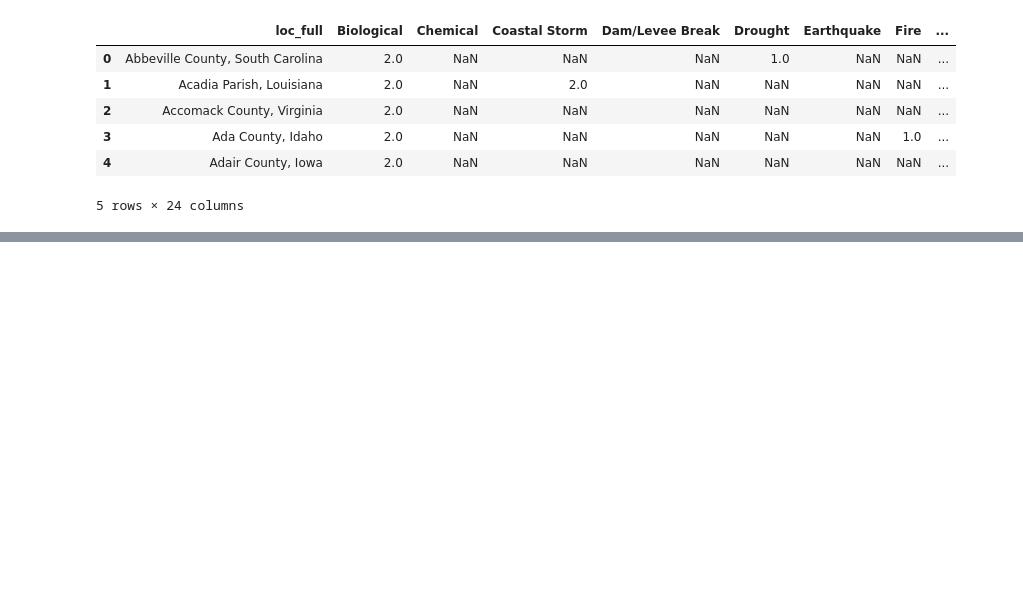
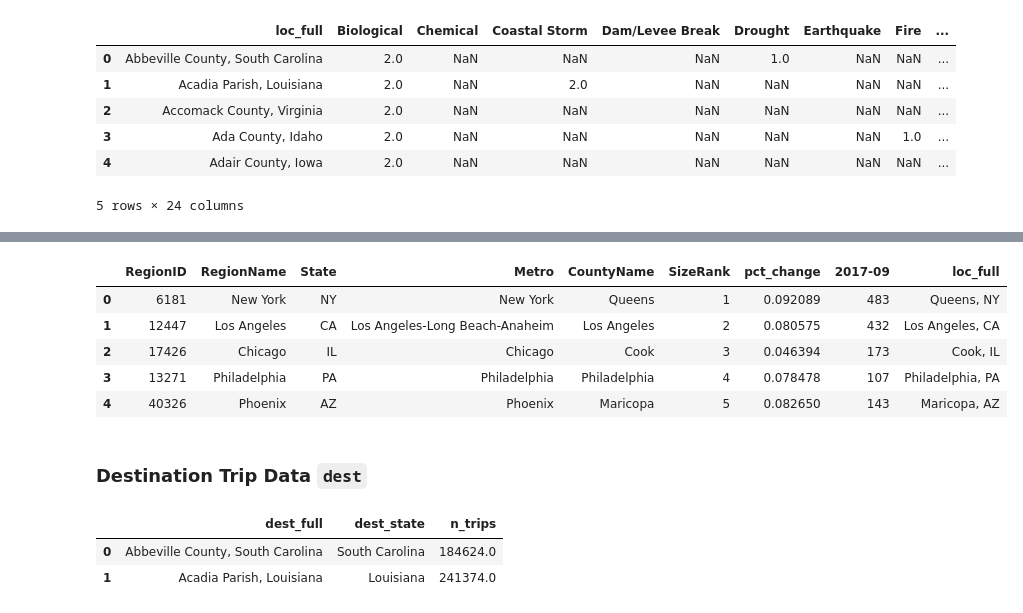
Before and after one commit to taylor-curran/vrb-know, a Jupyter notebook: data/master_row.ipynb, the cells around one changed output, grey strips where cells are left out. Saved outputs shown, nothing was run; the diff lists cells and outputs as text; code cells hidden in the pictures; blank space fills up the shorter version.

```diff
--- a/data/master_row.ipynb
+++ b/data/master_row.ipynb
@@ -79,0 +128,24 @@ dis.head()
+# %%
+# Stick Together loc_full Column
+loc_full = []
+for i, row in ppsft.iterrows():
+    loc_full.append(row[4] + ', ' + row[2])
+
+ppsft.insert(8, 'loc_full', loc_full)
+# %%
+ppsft.head()
+# %% [output]
+|  | RegionID | RegionName | State | Metro | CountyName | SizeRank | pct_change | 2017-09 | loc_full |
+| 0 | 6181 | New York | NY | New York | Queens | 1 | 0.092089 | 483 | Queens, NY |
+| 1 | 12447 | Los Angeles | CA | Los Angeles-Long Beach-Anaheim | Los Angeles | 2 | 0.080575 | 432 | Los Angeles, CA |
+| 2 | 17426 | Chicago | IL | Chicago | Cook | 3 | 0.046394 | 173 | Cook, IL |
+| 3 | 13271 | Philadelphia | PA | Philadelphia | Philadelphia | 4 | 0.078478 | 107 | Philadelphia, PA |
+| 4 | 40326 | Phoenix | AZ | Phoenix | Maricopa | 5 | 0.082650 | 143 | Maricopa, AZ |
+# %% [markdown]
+### Destination Trip Data `dest`
+# %%
+dest.head(2)
+# %% [output]
+|  | dest_full | dest_state | n_trips |
+| 0 | Abbeville County, South Carolina | South Carolina | 184624.0 |
+| 1 | Acadia Parish, Louisiana | Louisiana | 241374.0 |
```
Also changed, not shown: parts of 40 cells of this notebook, 8 other files.
